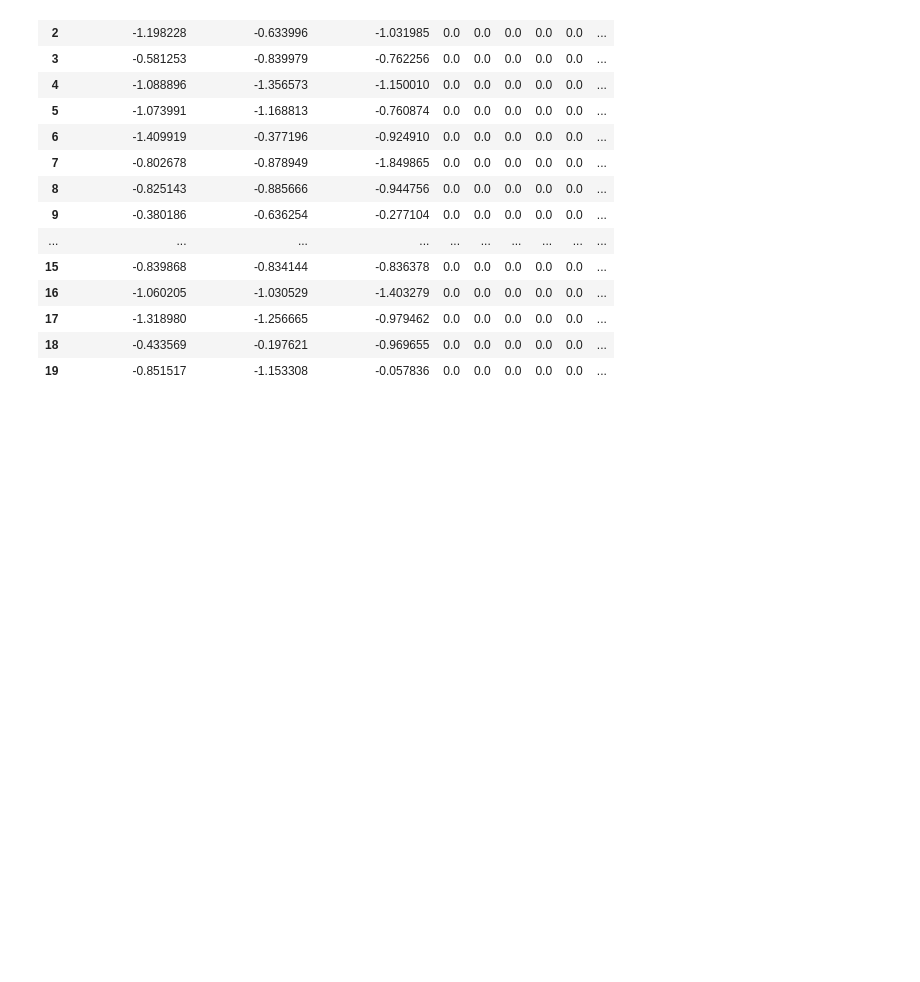
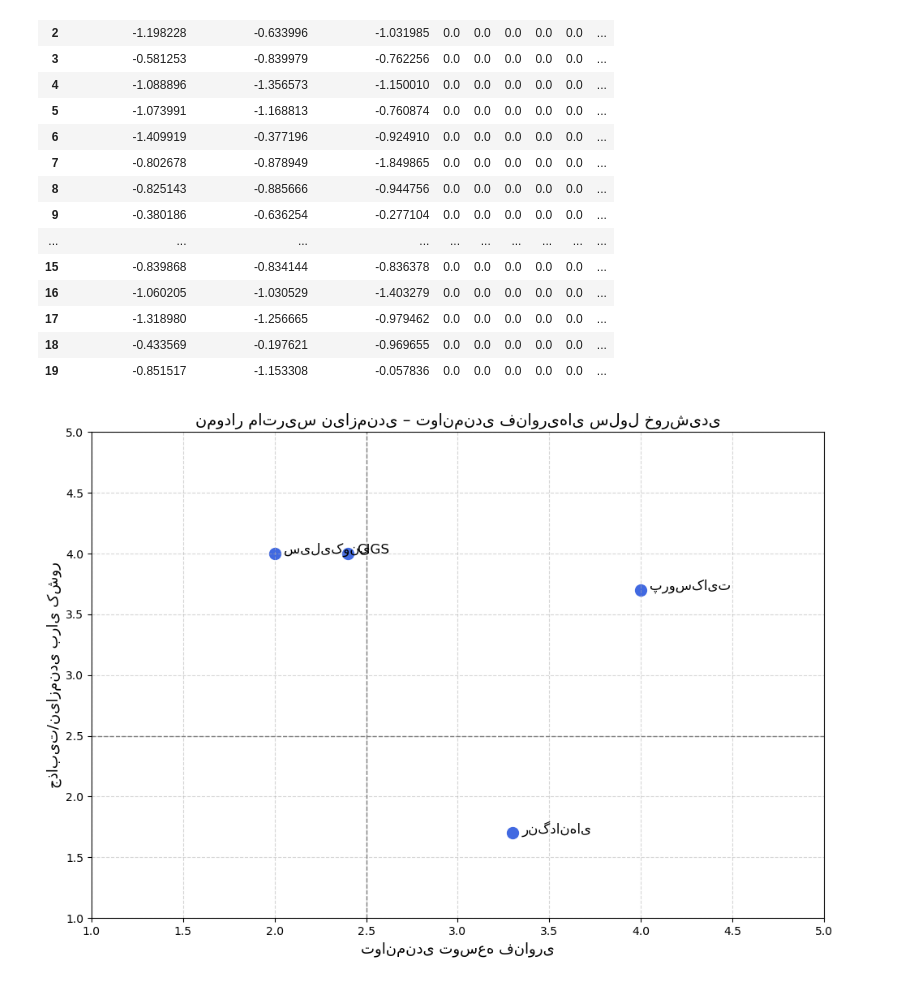
Before and after one commit to ZeinabMoayeri/Rahnama_college, a Jupyter notebook: 2025/challenge.ipynb, the cells around one changed output. Saved outputs shown, nothing was run; the diff lists cells and outputs as text; code cells hidden in the pictures; blank space fills up the shorter version.

```diff
--- a/2025/challenge.ipynb
+++ b/2025/challenge.ipynb
@@ -34,3 +34,34 @@ df.head(20)
 | 17 | -1.318980 | -1.256665 | -0.979462 | 0.0 | 0.0 | 0.0 | 0.0 | 0.0 | ... |
 | 18 | -0.433569 | -0.197621 | -0.969655 | 0.0 | 0.0 | 0.0 | 0.0 | 0.0 | ... |
 | 19 | -0.851517 | -1.153308 | -0.057836 | 0.0 | 0.0 | 0.0 | 0.0 | 0.0 | ... |
+# %%
+import matplotlib.pyplot as plt
+
+# فناوری‌ها
+technologies = ["سیلیکونی", "پروسکایت", "رنگدانه‌ای", "CIGS"]
+
+# امتیاز میانگین بُعد توانمندی و نیازمندی برای هر فناوری
+capability_scores = [2, 4, 3.3, 2.4]  # توانمندی توسعه فناوری
+attractiveness_scores = [4, 3.7, 1.7, 4]  # جذابیت/نیازمندی برای کشور
+
+# ترسیم نمودار پراکندگی
+plt.figure(figsize=(10, 7))
+plt.scatter(capability_scores, attractiveness_scores, color='royalblue', s=100)
+
+# برچسب‌گذاری نقاط
+for i, tech in enumerate(technologies):
+    plt.text(capability_scores[i] + 0.05, attractiveness_scores[i], tech, fontsize=12)
+
+# تنظیمات نمودار
+plt.axhline(2.5, color='gray', linestyle='--', linewidth=1)
+plt.axvline(2.5, color='gray', linestyle='--', linewidth=1)
+plt.xlim(1, 5)
+plt.ylim(1, 5)
+plt.xlabel("توانمندی توسعه فناوری", fontsize=13)
+plt.ylabel("جذابیت/نیازمندی برای کشور", fontsize=13)
+plt.title("نمودار ماتریس نیازمندی – توانمندی فناوری‌های سلول خورشیدی", fontsize=14)
+plt.grid(True, linestyle='--', alpha=0.5)
+plt.tight_layout()
+plt.show()
+# %% [output]
+[figure, added]
```
Also changed, not shown: 1 other file.
